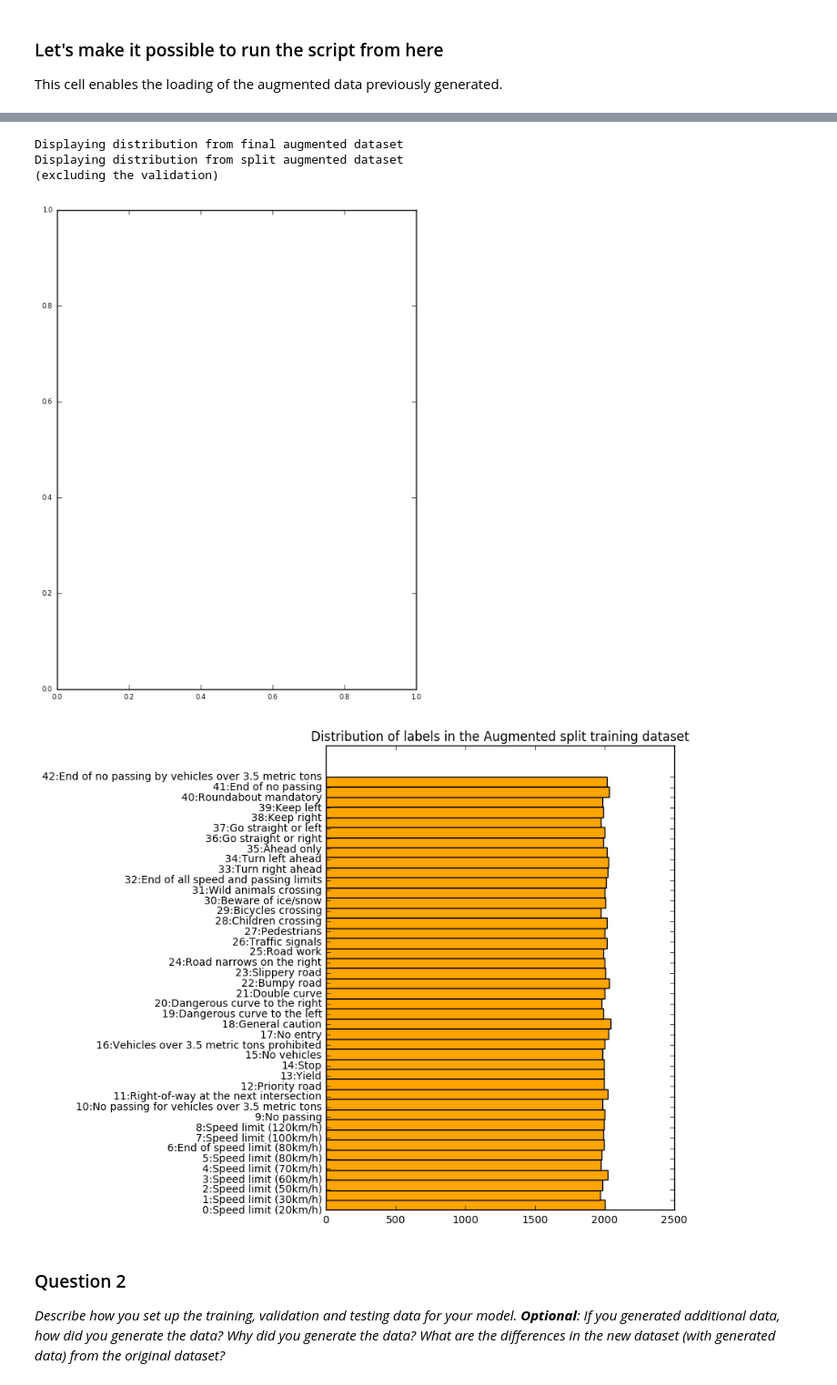
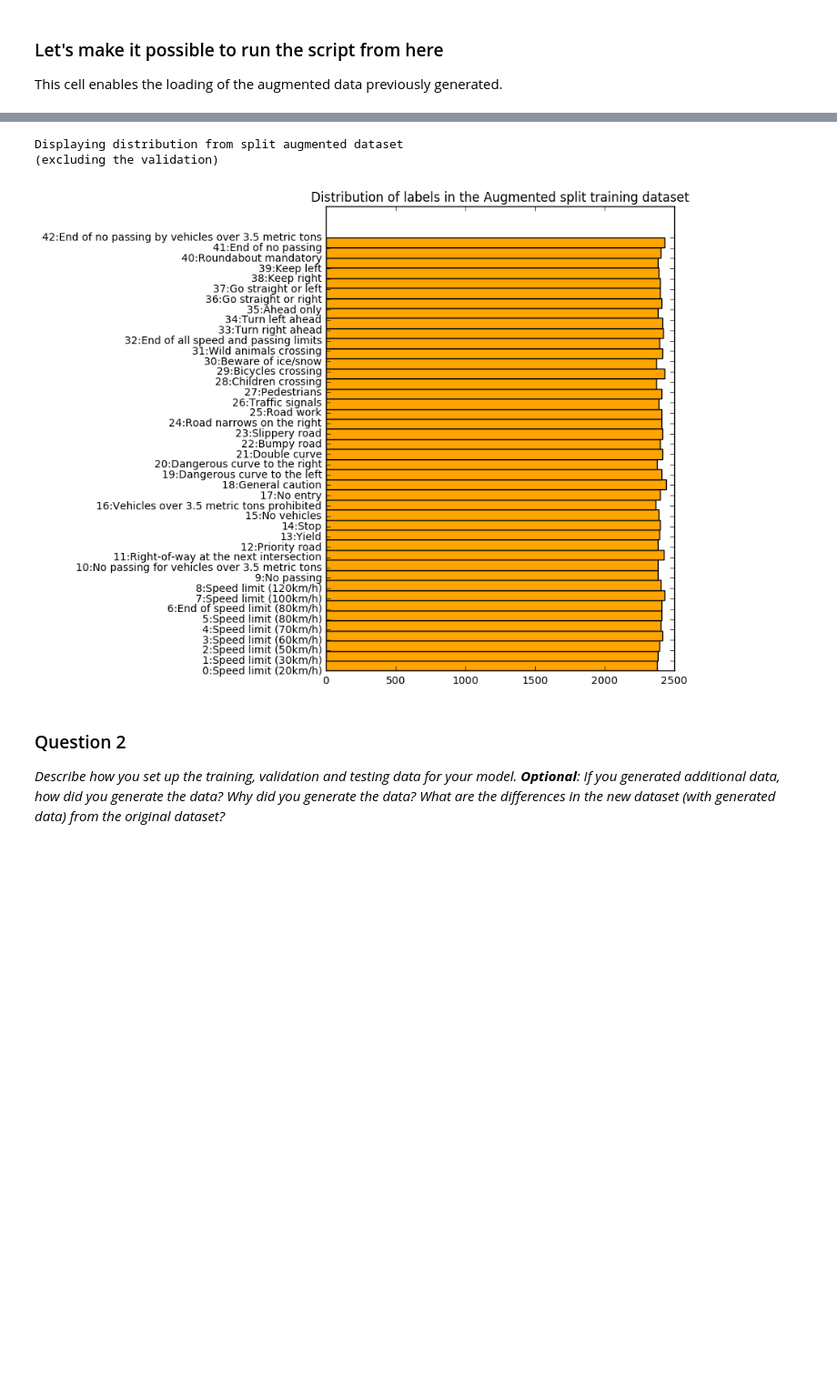
Before and after one commit to rdjondo/CarND-Traffic-Sign-Classifier-Project, a Jupyter notebook: Traffic_Sign_Classifier.ipynb, the cells around one changed output, grey strips where cells are left out. Shown at 91% size. Saved outputs shown, nothing was run; the diff lists cells and outputs as text; code cells hidden in the pictures; blank space fills up the shorter version.

```diff
--- a/Traffic_Sign_Classifier.ipynb
+++ b/Traffic_Sign_Classifier.ipynb
@@ -399,7 +399,7 @@ def generateAllImages(num_image_per_categ, X_train_norm, y_train, labels):
     return X_traingen_norm_list, y_traingen_list
 # %%
 # We want to generate this number of images per category
-NUM_IMAGES_PER_CATEG = 2500
+NUM_IMAGES_PER_CATEG = 3000
 
 X_traingen_norm_list, y_traingen_list = generateAllImages(NUM_IMAGES_PER_CATEG,
                                                           X_train_norm, y_train, labels)
@@ -504,42 +510,39 @@ Printing the shape of the training data
 # %%
 # Reloading matplotlib if it was previously shutdown
 import matplotlib.pyplot as plt
 # Visualizations will be shown in the notebook.
 %matplotlib inline
 
 
 #What is the distribution of the data in the training file (per label)
 hist_xticks = ['{}:{}'.format(t[0],t[1].decode('UTF-8')) for t in labels]
 
-print('Displaying distribution from final augmented dataset')
-fig = plt.figure(figsize=(6,8))
+#print('Displaying distribution from final augmented dataset')
+#fig = plt.figure(figsize=(6,8))
+#ax = plt.subplot() # Defines ax variable by creating an empty plot
 
-ax = plt.subplot() # Defines ax variable by creating an empty plot
-
-for label in (ax.get_xticklabels() + ax.get_yticklabels()):
-    label.set_fontsize(6) # Size here overrides font_prop
+#for label in (ax.get_xticklabels() + ax.get_yticklabels()):
+#    label.set_fontsize(6) # Size here overrides font_prop
 
 #plt.hist(y_train_all_gen, bins=len(labels), orientation="horizontal", color='orange')
 #plt.yticks( np.arange(len(labels)), hist_xticks,  rotation=0)
 #plt.title('Distribution of labels in the Augmented dataset')
 #plt.show()
 
 print('Displaying distribution from split augmented dataset \n(excluding the validation)')
 fig = plt.figure(figsize=(6,8))
 
 for label in (ax.get_xticklabels() + ax.get_yticklabels()):
     label.set_fontsize(6) # Size here overrides font_prop
 
 plt.hist(y_train, bins=len(labels), orientation="horizontal", color='orange')
 plt.yticks( np.arange(len(labels)), hist_xticks,  rotation=0)
 plt.title('Distribution of labels in the Augmented split training dataset')
 plt.show()
 # %% [output]
-Displaying distribution from final augmented dataset
 Displaying distribution from split augmented dataset
 (excluding the validation)
-[figure, old version]
+[figure, new version]
-[figure, removed]
 # %% [markdown]
 ### Question 2
 
```
Also changed, not shown: parts of 21 cells of this notebook.
